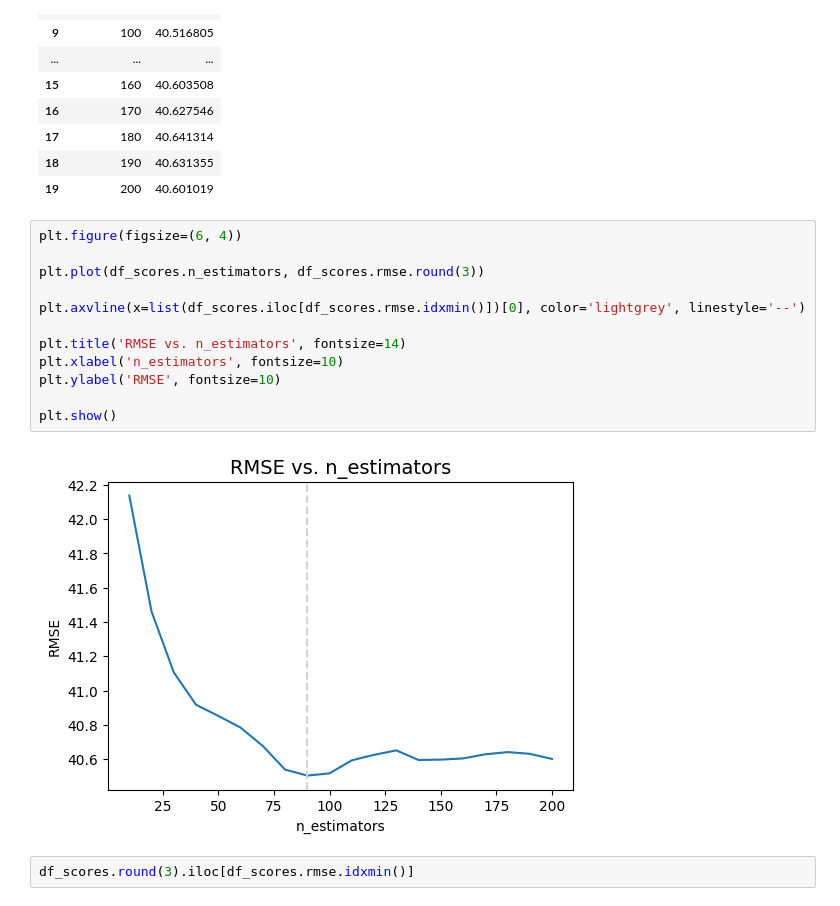
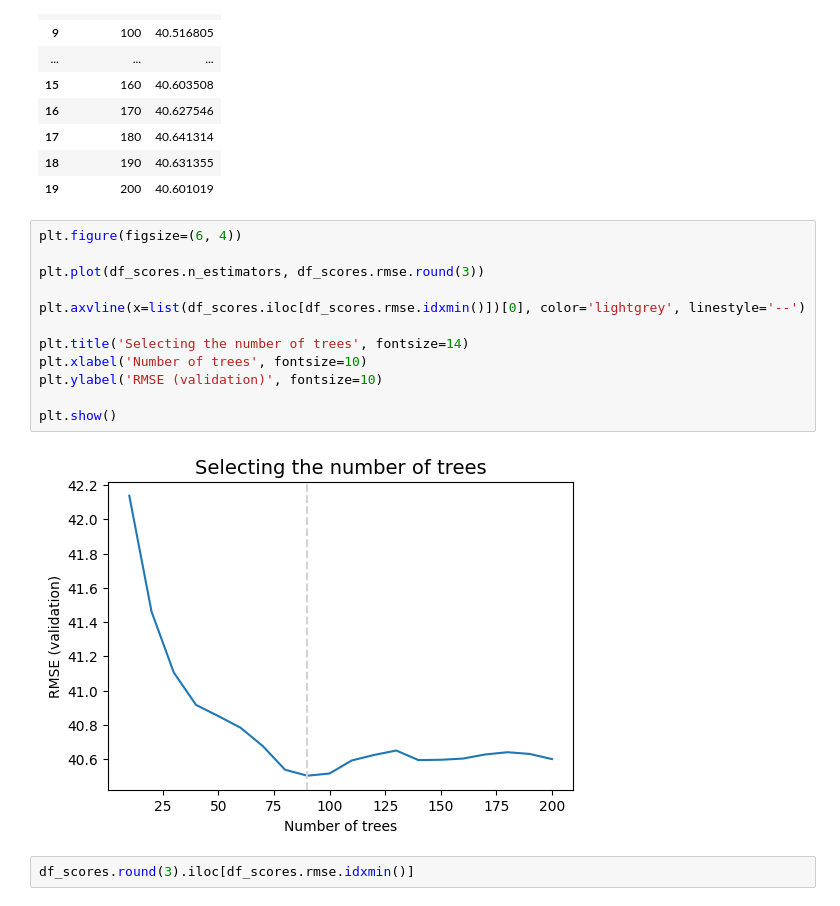
Before and after one commit to wanyingng/machine-learning-zoomcamp-2024, a Jupyter notebook: 06-trees/homework.ipynb, the cells around one changed output. Drawn from its saved outputs; the diff is of its cells as text.

```diff
--- a/06-trees/homework.ipynb
+++ b/06-trees/homework.ipynb
@@ -337,17 +337,17 @@ df_scores
 # %%
 plt.figure(figsize=(6, 4))
 
 plt.plot(df_scores.n_estimators, df_scores.rmse.round(3))
 
 plt.axvline(x=list(df_scores.iloc[df_scores.rmse.idxmin()])[0], color='lightgrey', linestyle='--')
 
-plt.title('RMSE vs. n_estimators', fontsize=14)
-plt.xlabel('n_estimators', fontsize=10)
-plt.ylabel('RMSE', fontsize=10)
+plt.title('Selecting the number of trees', fontsize=14)
+plt.xlabel('Number of trees', fontsize=10)
+plt.ylabel('RMSE (validation)', fontsize=10)
 
 plt.show()
 # %% [output]
-[figure, old version]
+[figure, new version]
 # %%
 df_scores.round(3).iloc[df_scores.rmse.idxmin()]
 # %% [output]
```
Also changed, not shown: parts of 27 cells of this notebook.
